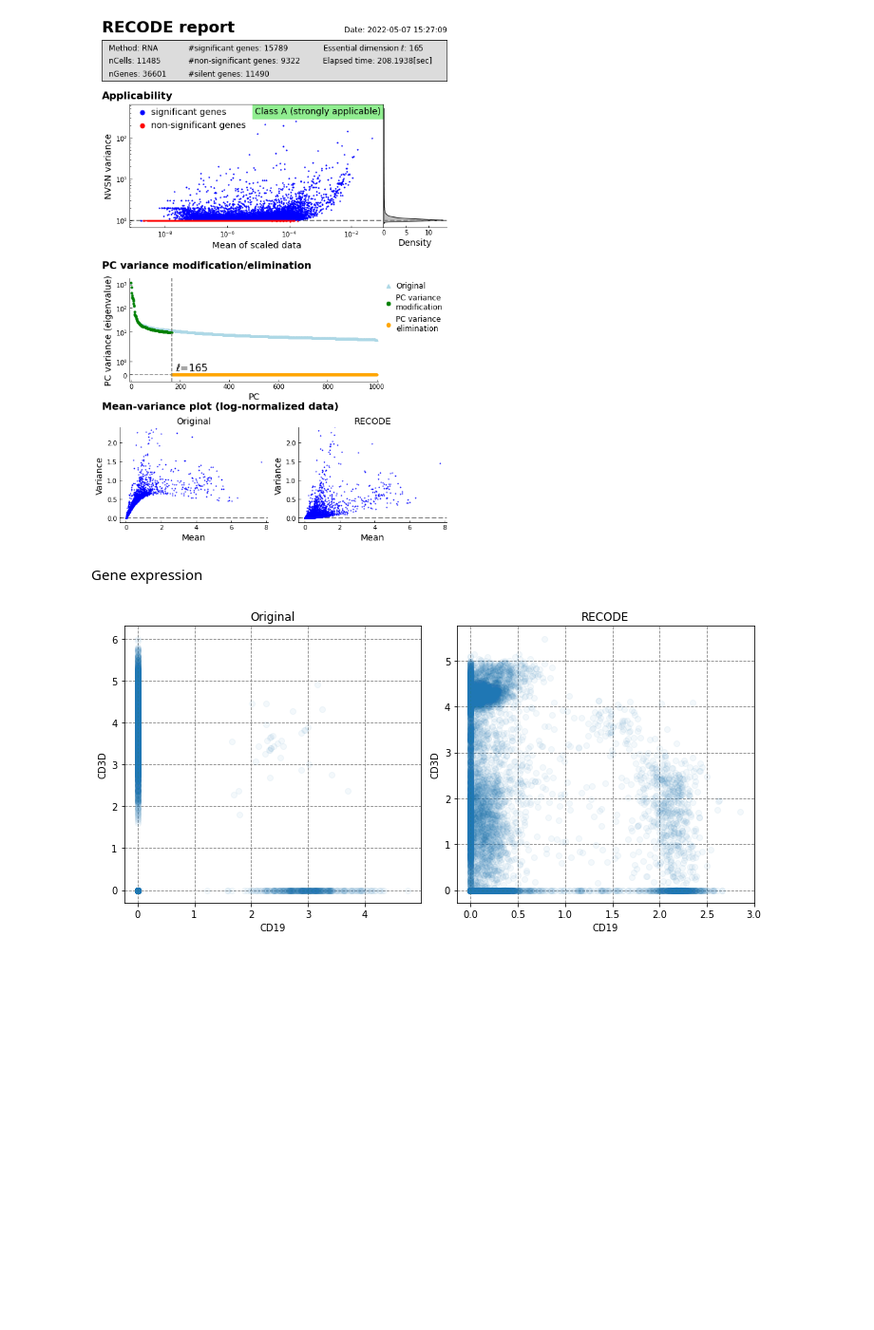
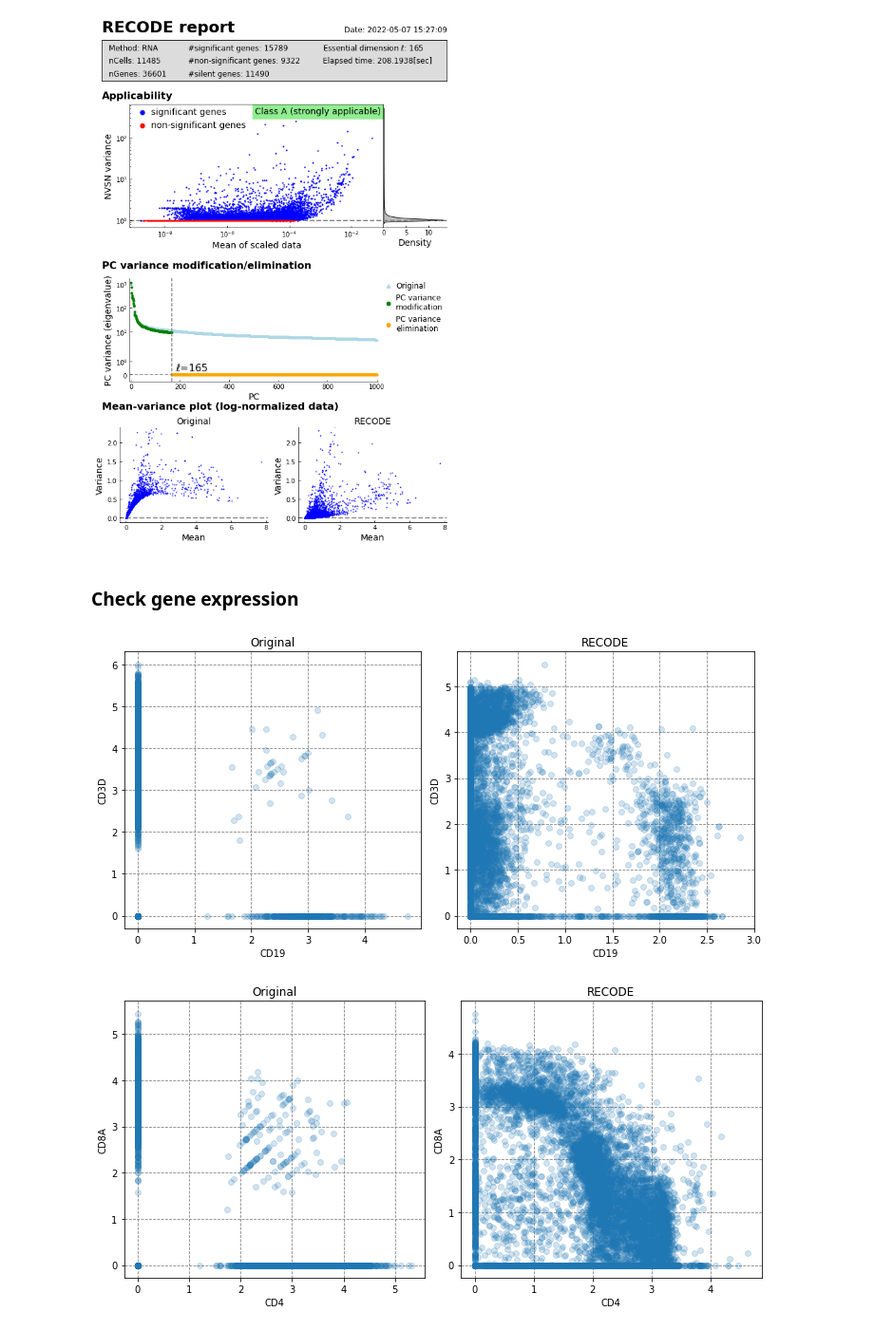
Before and after one commit to yusuke-imoto-lab/RECODE, a Jupyter notebook: python/sphinx/Tutorials/Tutorial_RNA.ipynb, the cells around one changed output. Shown: that part at 95% size. Drawn from its saved outputs; the diff is of its cells as text; code cells hidden in the pictures; blank space fills up the shorter version.

```diff
--- a/python/sphinx/Tutorials/Tutorial_RNA.ipynb
+++ b/python/sphinx/Tutorials/Tutorial_RNA.ipynb
@@ -47,25 +47,29 @@ recode.report()
 # %% [output]
 [figure]
 # %% [markdown]
-Gene expression
+### Check gene expression
 # %%
 import matplotlib.pyplot as plt
 
-genes = ['CD19','CD3D']
+
 size_factor = 1e5
-alpha = 0.05
-
+alpha = 0.2
 plot_data = [np.log(size_factor*adata.X.toarray().T/np.sum(adata.X.toarray(),axis=1)+1).T,
-             np.log(size_factor*adata.obsm['RECODE'].T/np.sum(adata.obsm['RECODE'],axis=1)+1).T]
+            np.log(size_factor*adata.obsm['RECODE'].T/np.sum(adata.obsm['RECODE'],axis=1)+1).T]
 names = ['Original','RECODE']
 
-n_ax = len(plot_data)
-fig,ax = plt.subplots(1,n_ax,figsize=(5*n_ax,5),tight_layout=True)
-for i in range(n_ax):
-    ax[i].scatter(plot_data[i][:,adata.var.index==genes[0]], plot_data[i][:,adata.var.index==genes[1]], alpha=alpha,zorder=10)
-    ax[i].set_xlabel(genes[0])
-    ax[i].set_ylabel(genes[1])
-    ax[i].set_title(names[i])
-    ax[i].grid(ls='--',color='gray',zorder=0)
+def plot_scatter(plot_data,names,genes):
+    n_ax = len(plot_data)
+    fig,ax = plt.subplots(1,n_ax,figsize=(5*n_ax,5),tight_layout=True)
+    for i in range(n_ax):
+        ax[i].scatter(plot_data[i][:,adata.var.index==genes[0]], plot_data[i][:,adata.var.index==genes[1]], alpha=alpha,zorder=10)
+        ax[i].set_xlabel(genes[0])
+        ax[i].set_ylabel(genes[1])
+        ax[i].set_title(names[i])
+        ax[i].grid(ls='--',color='gray',zorder=0)
+
+plot_scatter(plot_data,names,genes = ['CD19','CD3D'])
+plot_scatter(plot_data,names,genes = ['CD4','CD8A'])
 # %% [output]
-[figure, old version]
+[figure, new version]
+[figure, added]
```
Also changed, not shown: parts of 1 cell of this notebook, 1 other file.
